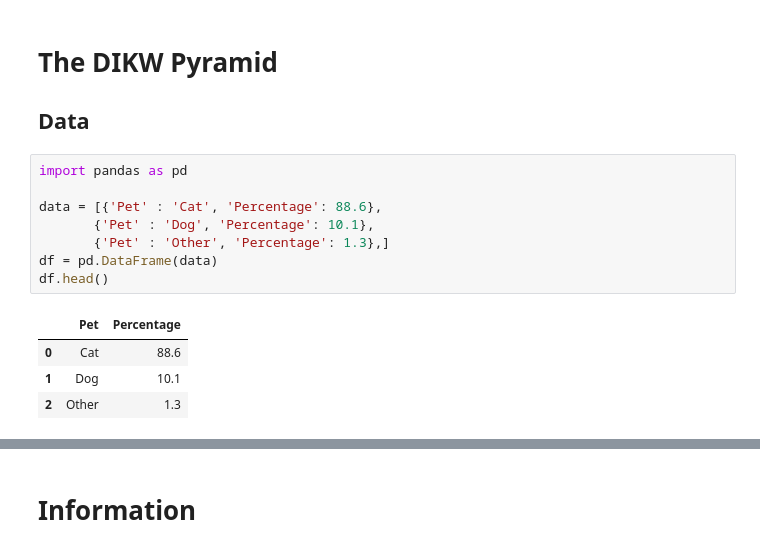
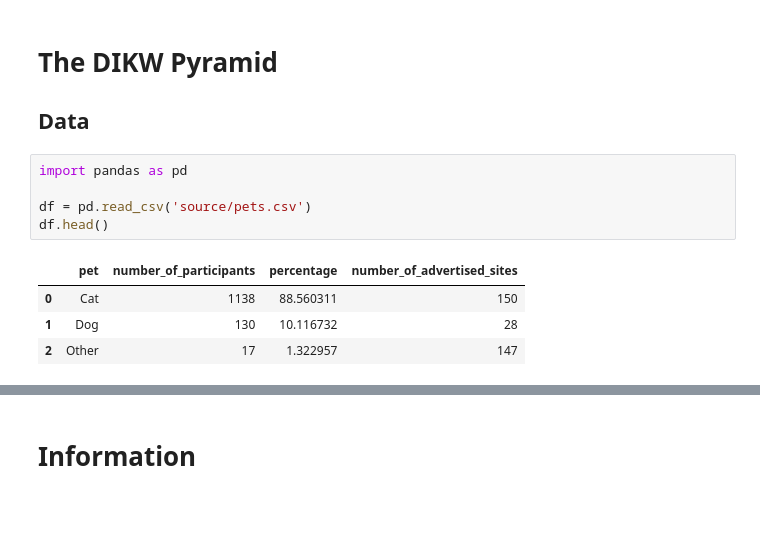
Before and after one commit to alod83/Data-Storytelling-with-Altair-and-AI, a Jupyter notebook: 01/DIKW Pyramid.ipynb, the cells around one changed output, grey strips where cells are left out. Saved outputs shown, nothing was run; the diff lists cells and outputs as text; blank space fills up the shorter version.

```diff
--- a/01/DIKW Pyramid.ipynb
+++ b/01/DIKW Pyramid.ipynb
@@ -1,20 +1,17 @@
-# %% [markdown]
-# The DIKW Pyramid
-
-## Data
+# %% [markdown]
+# The DIKW Pyramid
+
+## Data
 # %%
 import pandas as pd
 
-data = [{'Pet' : 'Cat', 'Percentage': 88.6},
-       {'Pet' : 'Dog', 'Percentage': 10.1},
-       {'Pet' : 'Other', 'Percentage': 1.3},]
-df = pd.DataFrame(data)
+df = pd.read_csv('source/pets.csv')
 df.head()
 # %% [output]
-|  | Pet | Percentage |
-| 0 | Cat | 88.6 |
-| 1 | Dog | 10.1 |
-| 2 | Other | 1.3 |
+|  | pet | number_of_participants | percentage | number_of_advertised_sites |
+| 0 | Cat | 1138 | 88.560311 | 150 |
+| 1 | Dog | 130 | 10.116732 | 28 |
+| 2 | Other | 17 | 1.322957 | 147 |
 # %%
 import altair as alt
 
```
Also changed, not shown: parts of 13 cells of this notebook, 1 other file.
